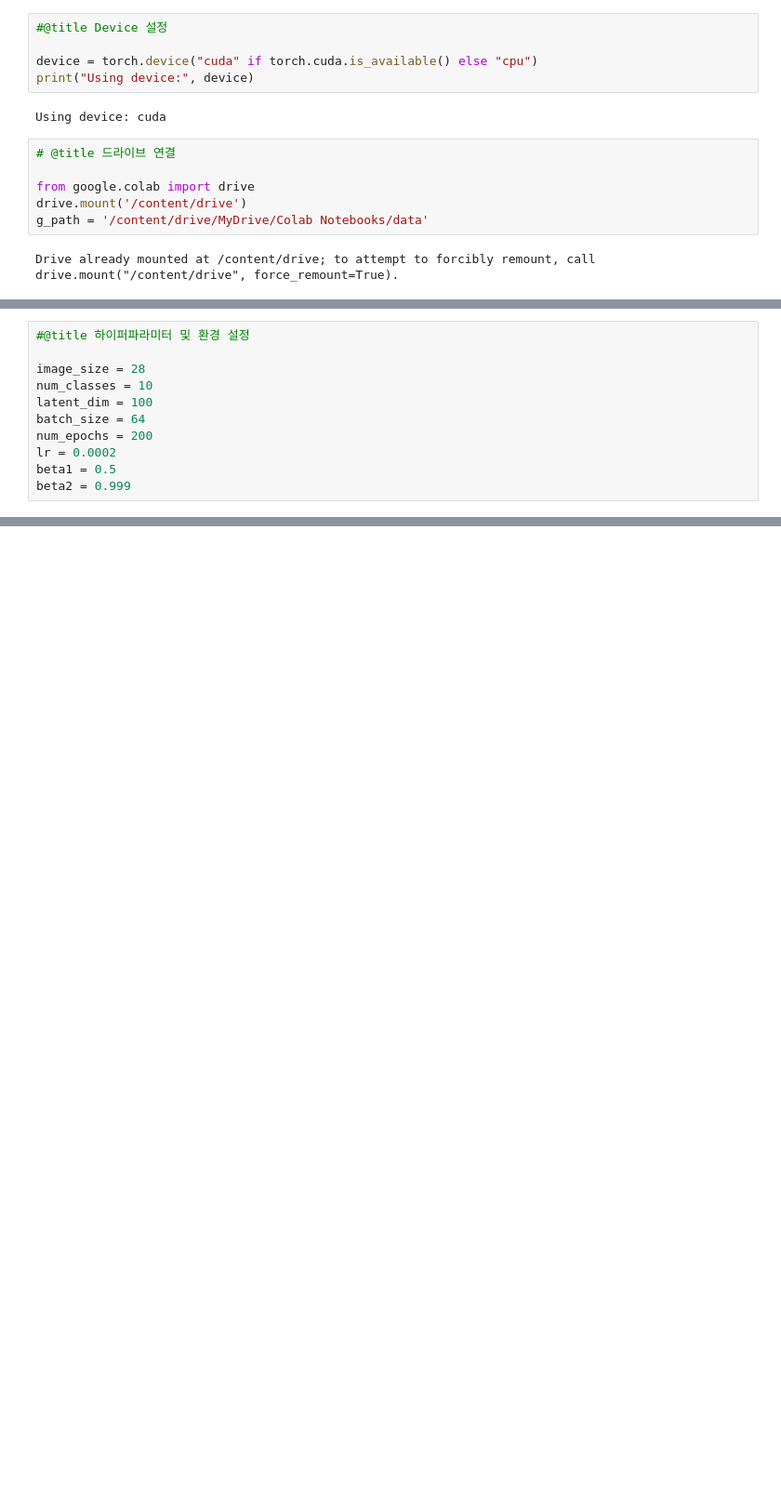
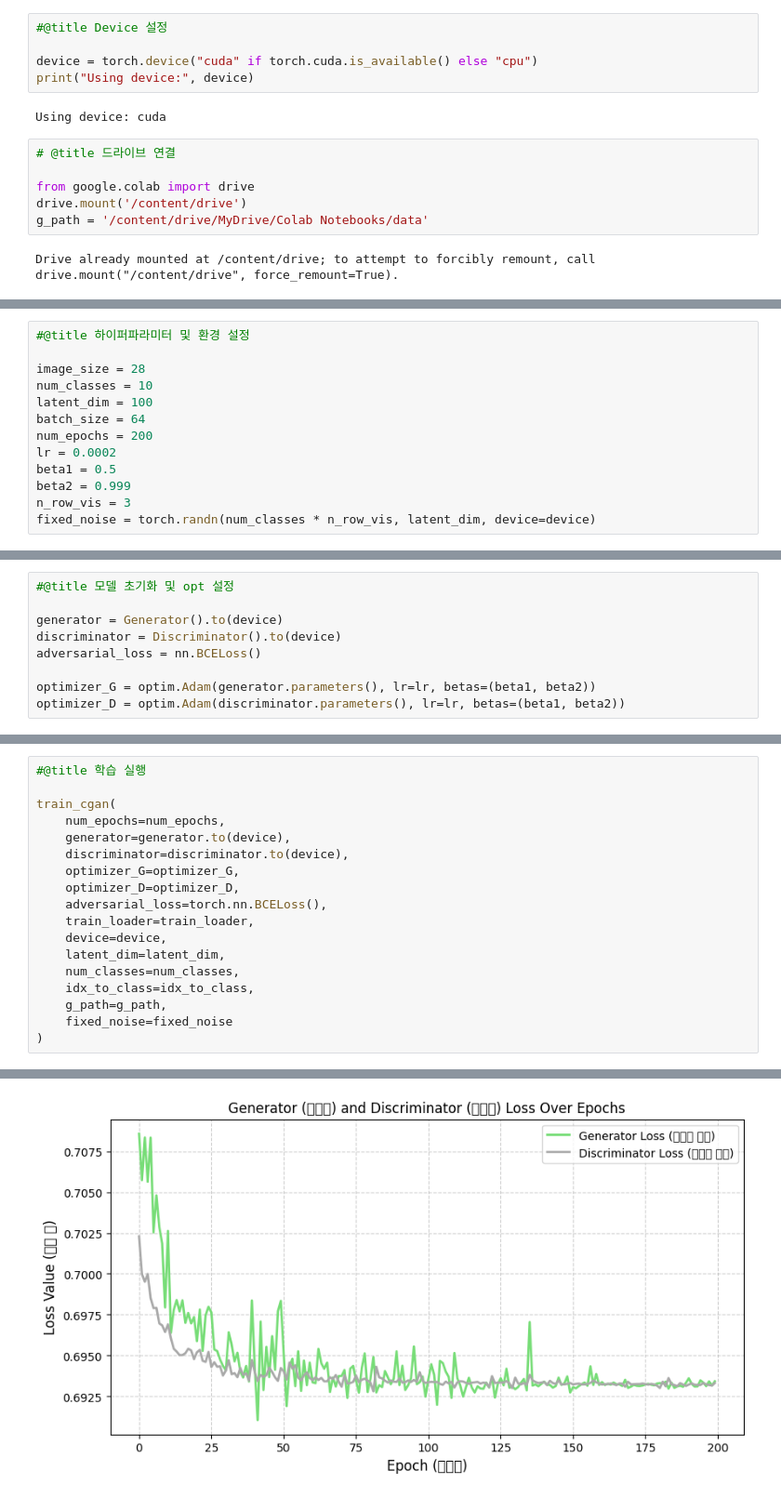
Before and after one commit to forexms78/AI-05-, a Jupyter notebook: 미션9_7팀_박병호.ipynb, the cells around one changed output, grey strips where cells are left out. Shown: that part at 93% size. Saved outputs shown, nothing was run; the diff lists cells and outputs as text; blank space fills up the shorter version.

```diff
--- a/미션9_7팀_박병호.ipynb
+++ b/미션9_7팀_박병호.ipynb
@@ -48,6 +49,8 @@ num_epochs = 200
 lr = 0.0002
 beta1 = 0.5
 beta2 = 0.999
+n_row_vis = 3
+fixed_noise = torch.randn(num_classes * n_row_vis, latent_dim, device=device)
 # %%
 #@title Transform 설정
 
@@ -81,0 +170,9 @@ FashionMNIST classes: {0: 'T-shirt/top', 1: 'Trouser', 2: 'Pullover', 3: 'Dress'
+# %%
+#@title 모델 초기화 및 opt 설정
+
+generator = Generator().to(device)
+discriminator = Discriminator().to(device)
+adversarial_loss = nn.BCELoss()
+
+optimizer_G = optim.Adam(generator.parameters(), lr=lr, betas=(beta1, beta2))
+optimizer_D = optim.Adam(discriminator.parameters(), lr=lr, betas=(beta1, beta2))
@@ -81,0 +345,19 @@ FashionMNIST classes: {0: 'T-shirt/top', 1: 'Trouser', 2: 'Pullover', 3: 'Dress'
+# %%
+#@title 학습 실행
+
+train_cgan(
+    num_epochs=num_epochs,
+    generator=generator.to(device),
+    discriminator=discriminator.to(device),
+    optimizer_G=optimizer_G,
+    optimizer_D=optimizer_D,
+    adversarial_loss=torch.nn.BCELoss(),
+    train_loader=train_loader,
+    device=device,
+    latent_dim=latent_dim,
+    num_classes=num_classes,
+    idx_to_class=idx_to_class,
+    g_path=g_path,
+    fixed_noise=fixed_noise
+)
+# %% [output]
@@ -81,0 +381 @@ FashionMNIST classes: {0: 'T-shirt/top', 1: 'Trouser', 2: 'Pullover', 3: 'Dress'
+[figure, added]
```
Also changed, not shown: parts of 23 cells of this notebook.
